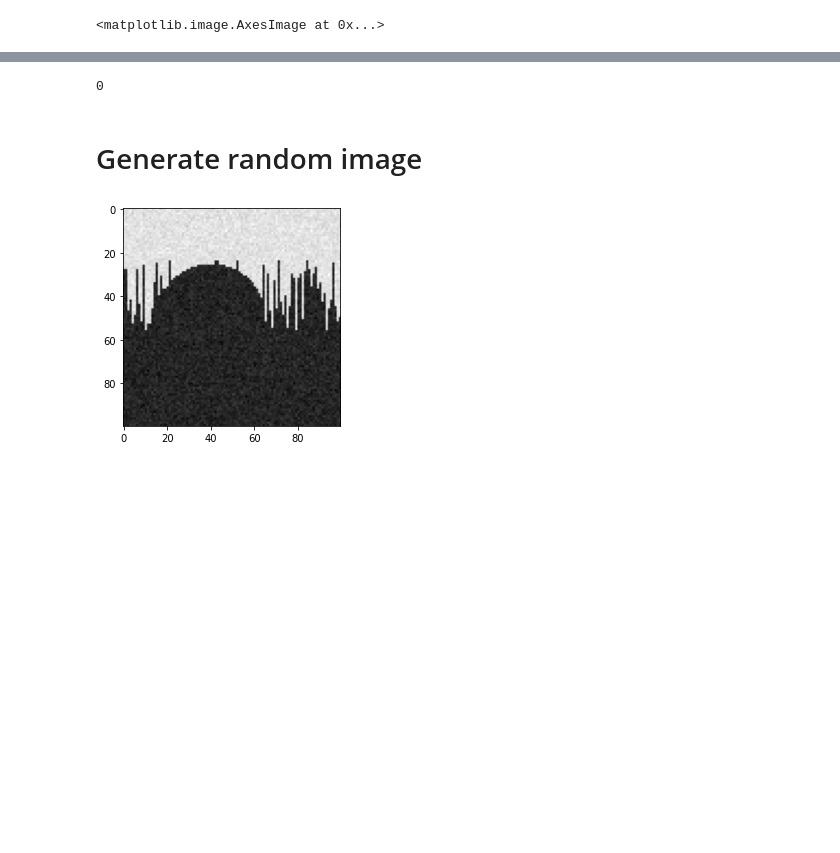
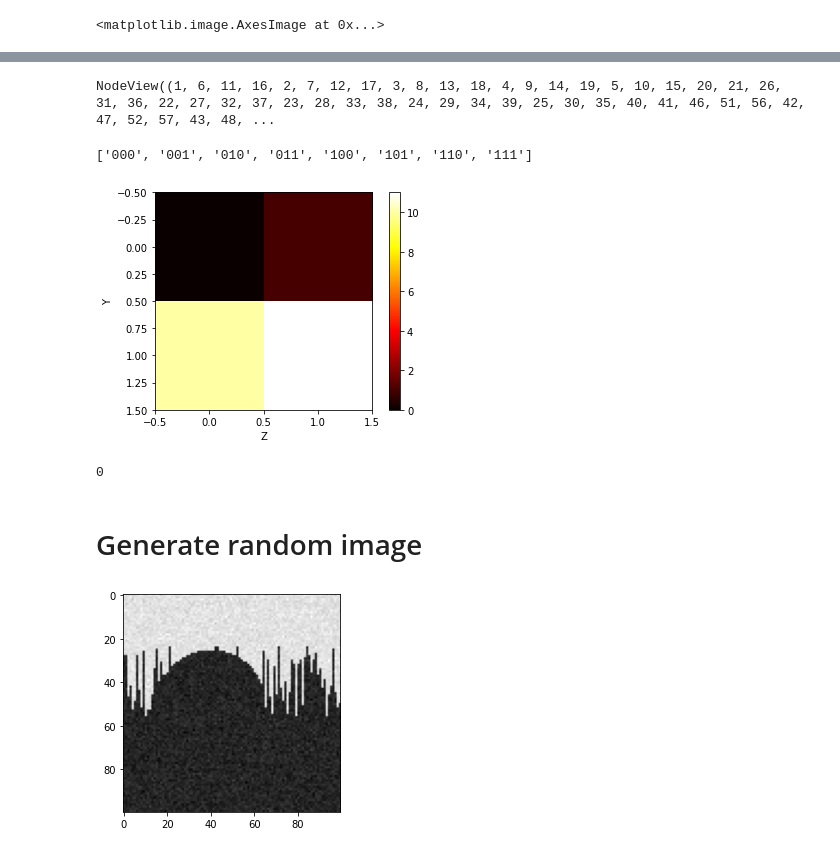
Before and after one commit to namhoangle/quantum-graph, a Jupyter notebook: qaoa.ipynb, the cells around one changed output, grey strips where cells are left out. Saved outputs shown, nothing was run; the diff lists cells and outputs as text; code cells hidden in the pictures; blank space fills up the shorter version.

```diff
--- a/qaoa.ipynb
+++ b/qaoa.ipynb
@@ -647,3 +683,61 @@ axs[0].imshow(image1, cmap=plt.cm.gray_r, interpolation='nearest')
+# %%
+G=nx.DiGraph()
+
+G.add_nodes_from(cost_flat)
+
+
+G.nodes()
+# %% [output]
+NodeView((1, 6, 11, 16, 2, 7, 12, 17, 3, 8, 13, 18, 4, 9, 14, 19, 5, 10, 15, 20, 21, 26, 31, 36, 22, 27, 32, 37, 23, 28, 33, 38, 24, 29, 34, 39, 25, 30, 35, 40, 41, 46, 51, 56, 42, 47, 52, 57, 43, 48, ...
+# %%
+x = 2
+y = 2
+z = 2
+
+
+indices_list = []
+
+for i in range(x):
+    for j in range(y):
+        for k in range(z):
+            index = str(i) + str(j) + str(k)
+            indices_list.append(index)
+
+print(indices_list)
+# %% [output]
+['000', '001', '010', '011', '100', '101', '110', '111']
+# %%
+import matplotlib.pyplot as plt
+import numpy as np
+
+# Assuming x, y, and z represent the dimensions of the array
+x = 2
+y = 2
+z = 2
+
+indices_list = []
+
+for i in range(x):
+    for j in range(y):
+        for k in range(z):
+            index = int(str(i) + str(j) + str(k))
+            indices_list.append(index)
+
+# Reshape the indices into a 3D array
+indices_array = np.array(indices_list).reshape(x, y, z)
+
+# Plot the indices as a heatmap
+plt.imshow(indices_array[0], cmap='hot', interpolation='nearest')
+plt.colorbar()
+
+# Add axis labels if desired
+plt.xlabel('Z')
+plt.ylabel('Y')
+
+# Display the plot
+plt.show()
+# %% [output]
+[figure, added]
 # %%
 i
 # %% [output]
```
Also changed, not shown: parts of 8 cells of this notebook, 8 other files.
